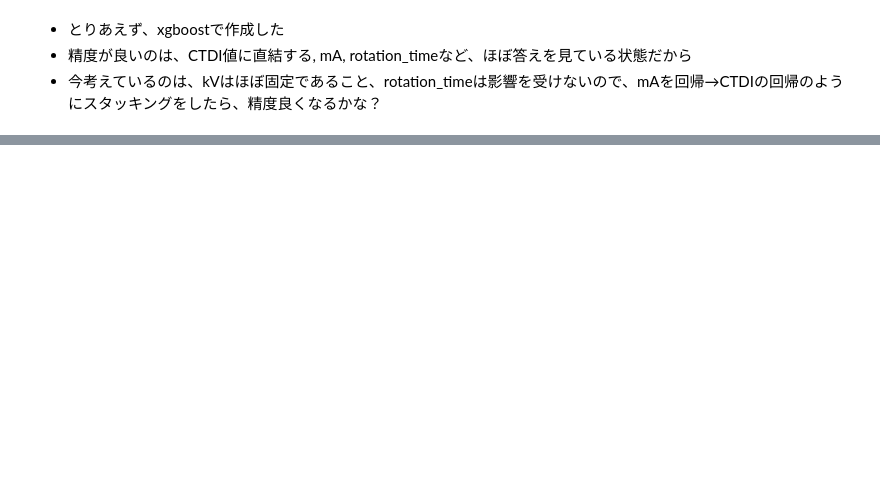
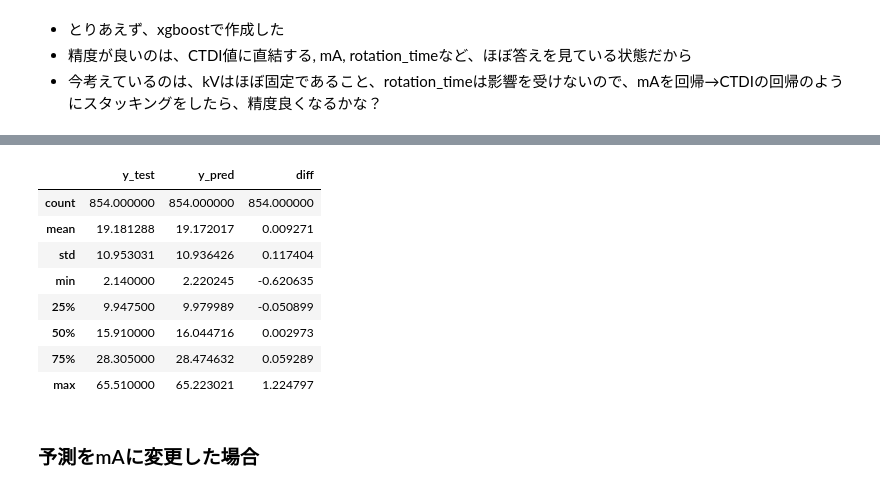
Before and after one commit to y-hiroki-radiotech/CT-dose-prediction, a Jupyter notebook: dose_predicition_gdbt.ipynb, the cells around one changed output, grey strips where cells are left out. Drawn from its saved outputs; the diff is of its cells as text; code cells hidden in the pictures; blank space fills up the shorter version.

```diff
--- a/dose_predicition_gdbt.ipynb
+++ b/dose_predicition_gdbt.ipynb
@@ -159 +152,15 @@ df_predict
 854 rows × 3 columns
+# %%
+df_predict.describe()
+# %% [output]
+|  | y_test | y_pred | diff |
+| count | 854.000000 | 854.000000 | 854.000000 |
+| mean | 19.181288 | 19.172017 | 0.009271 |
+| std | 10.953031 | 10.936426 | 0.117404 |
+| min | 2.140000 | 2.220245 | -0.620635 |
+| 25% | 9.947500 | 9.979989 | -0.050899 |
+| 50% | 15.910000 | 16.044716 | 0.002973 |
+| 75% | 28.305000 | 28.474632 | 0.059289 |
+| max | 65.510000 | 65.223021 | 1.224797 |
+# %% [markdown]
+### 予測をmAに変更した場合
```
Also changed, not shown: parts of 12 cells of this notebook, 27 other files.
